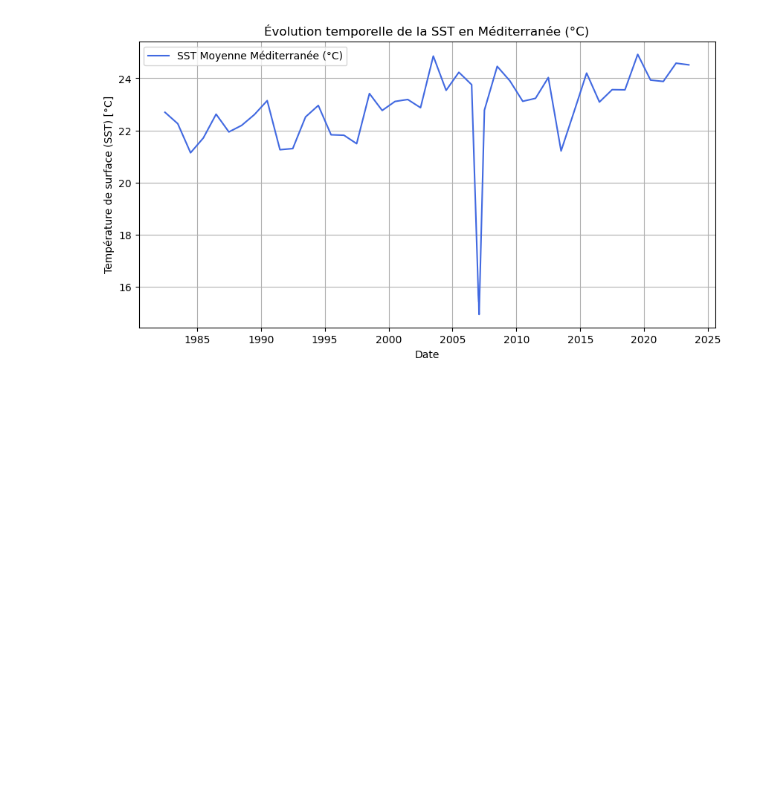
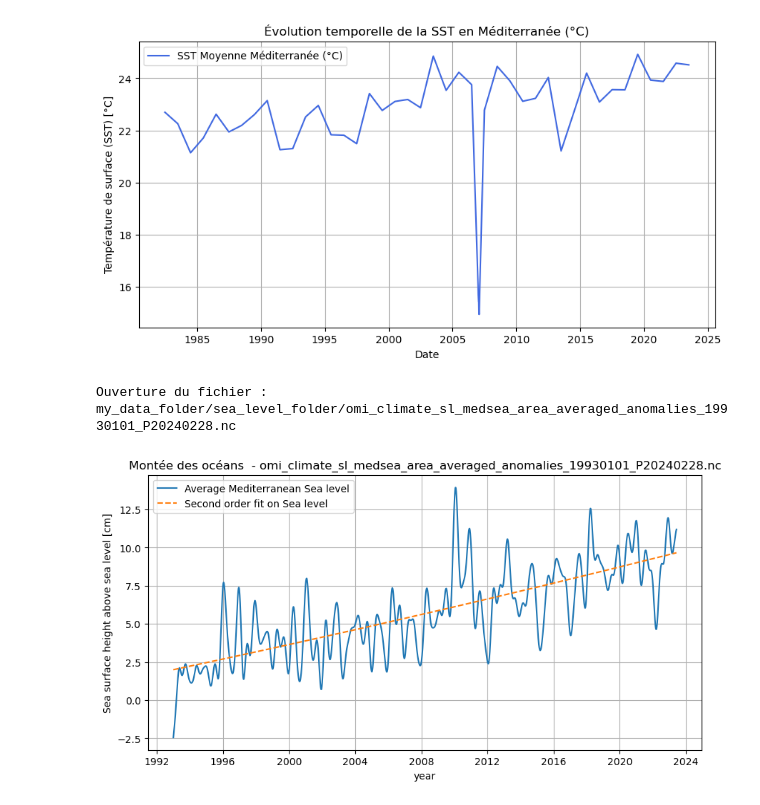
Before and after one commit to LeoDony7/Stat-App-Montee-des-oceans, a Jupyter notebook: visualization.ipynb, the cells around one changed output. Drawn from its saved outputs; the diff is of its cells as text; code cells hidden in the pictures; blank space fills up the shorter version.

Commit message:
j'analyse les données

```diff
--- a/visualization.ipynb
+++ b/visualization.ipynb
@@ -91,3 +91,49 @@ plt.grid()
 plt.show()
 # %% [output]
 [figure]
+# %%
+import xarray as xr
+import matplotlib.pyplot as plt
+import os
+
+# Dossier contenant les fichiers NetCDF
+folder_path = 'my_data_folder/sea_level_folder'
+
+# Obtenez la liste des fichiers NetCDF dans le dossier
+files = [f for f in os.listdir(folder_path) if f.endswith('.nc')]
+
+# Visualiser les données
+for file_name in files:
+    file_path = os.path.join(folder_path, file_name)  # Créer le chemin complet du fichier
+    print(f"Ouverture du fichier : {file_path}")
+
+    # Charger le fichier NetCDF
+    ds = xr.open_dataset(file_path)
+
+# Créer un graphique
+plt.figure(figsize=(10, 5))
+
+# Tracer toutes les variables sur le même graphe
+for i, variable_name in enumerate(variables):
+    # Tracer la première variable avec une ligne continue
+    if i == 0:
+        ds[variable_name].plot(label="Average Mediterranean Sea level")
+    # Tracer la deuxième variable avec une ligne pointillée
+    elif i == 1:
+        ds[variable_name].plot(label="Second order fit on Sea level", linestyle='--')
+    else:
+        ds[variable_name].plot(label=variable_name)
+
+    # Ajouter un titre et des labels
+plt.title(f"Montée des océans  - {file_name}")
+plt.xlabel("year")
+plt.ylabel("Sea surface height above sea level [cm]")
+plt.legend()
+plt.grid()
+plt.show()
+
+    # Fermer le dataset
+ds.close()
+# %% [output]
+Ouverture du fichier : my_data_folder/sea_level_folder/omi_climate_sl_medsea_area_averaged_anomalies_19930101_P20240228.nc
+[figure, added]
```
Also changed, not shown: parts of 3 cells of this notebook, 5 other files.
